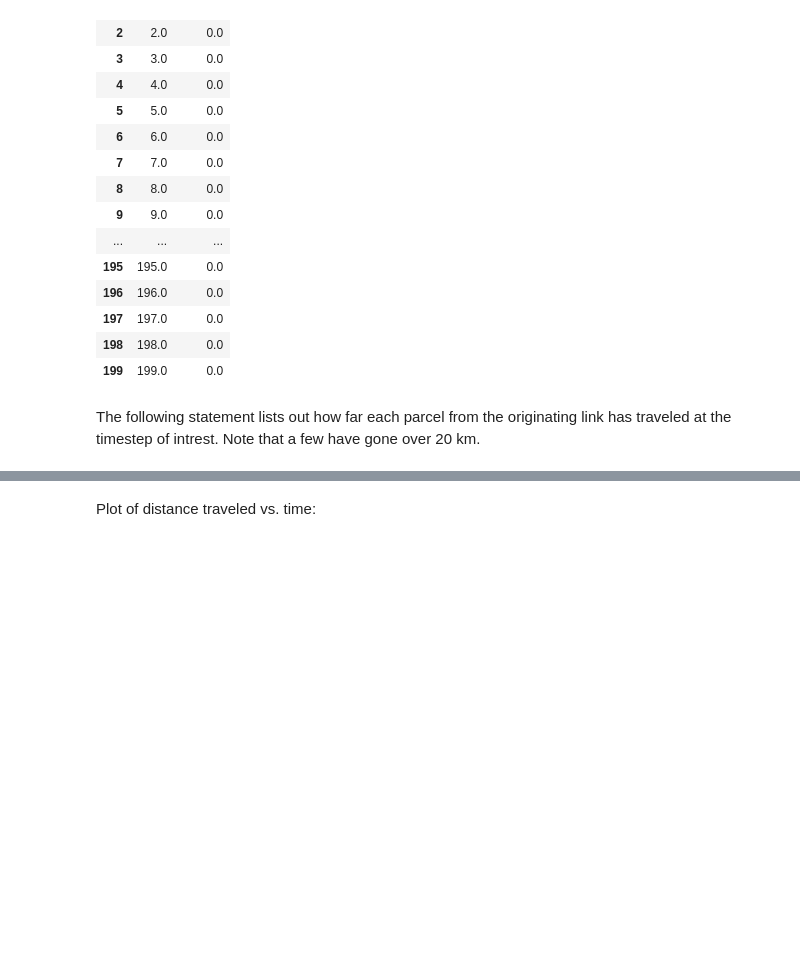
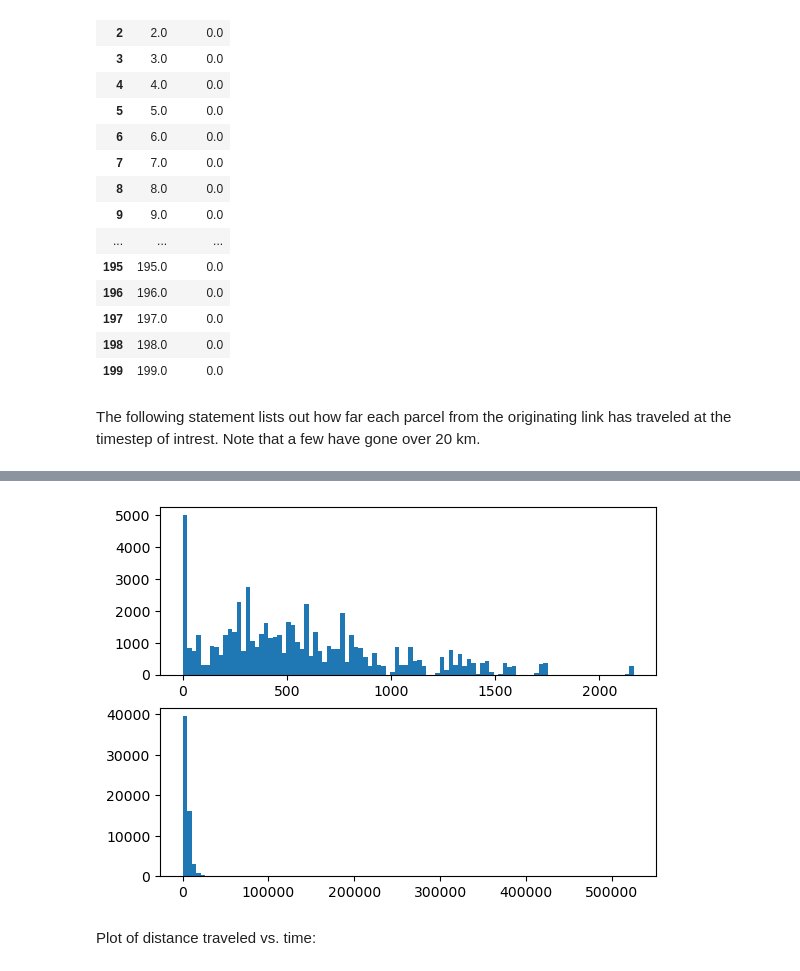
Before and after one commit to tori543/Goodrich_network_sediment_transport, a Jupyter notebook: puyallup-0.3-Goodrich.ipynb, the cells around one changed output, grey strips where cells are left out. Drawn from its saved outputs; the diff is of its cells as text; code cells hidden in the pictures; blank space fills up the shorter version.

```diff
--- a/puyallup-0.3-Goodrich.ipynb
+++ b/puyallup-0.3-Goodrich.ipynb
@@ -411,7 +405,7 @@ I had to add the following code in to allow us to track the originating links of
 originating_links=np.reshape(np.repeat(parcels.dataset.element_id[:,0].values,np.array(time_range).shape[0]+1),(parcels.dataset.element_id[:,0].values.shape[0],np.array(time_range).shape[0]+1)).T
 parcels.dataset['originating_link']=xr.DataArray(originating_links,coords=parcels.dataset.coords)
 # %%
-timestep_of_interest = 24
+timestep_of_interest = 47
 originating_link = 11 # This is Emmons Glacier (I think)
 
 
@@ -492,3 +486,10 @@ print(parcels.dataset["distance_traveled"].where((parcels.dataset.time==timestep
+# %%
+fig,ax = plt.subplots(2,1)
+ax[0].hist(parcels.dataset["distance_traveled"].where((parcels.dataset.time==0),drop=True).values.flatten().T,bins=100)
+ax[1].hist(parcels.dataset["distance_traveled"].where((parcels.dataset.time==dt*timestep_of_interest),drop=True).values.flatten().T,bins=100)
+plt.show()
+# %% [output]
+[figure, added]
 # %% [markdown]
 Plot of distance traveled vs. time:
 # %%
```
Also changed, not shown: parts of 11 cells of this notebook.
